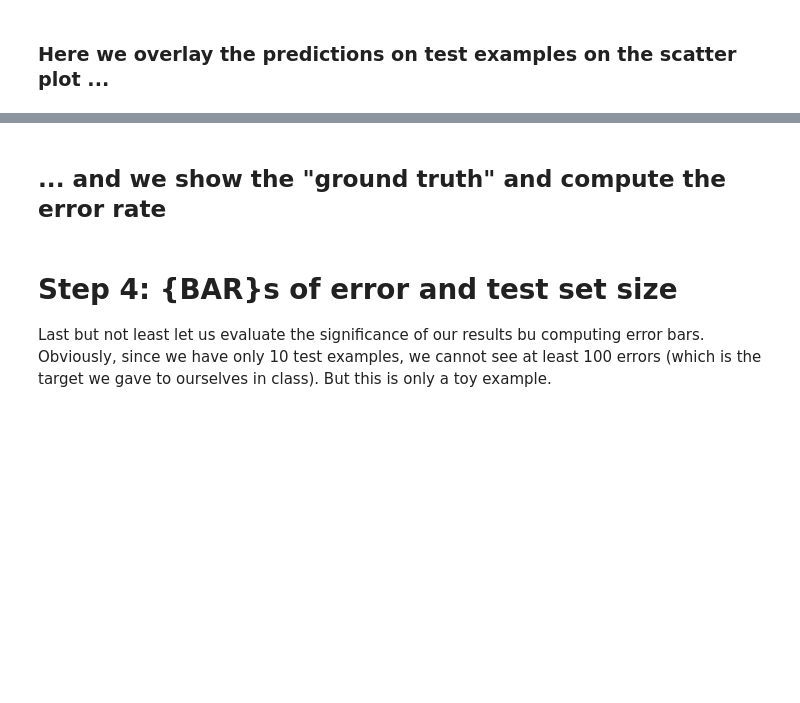
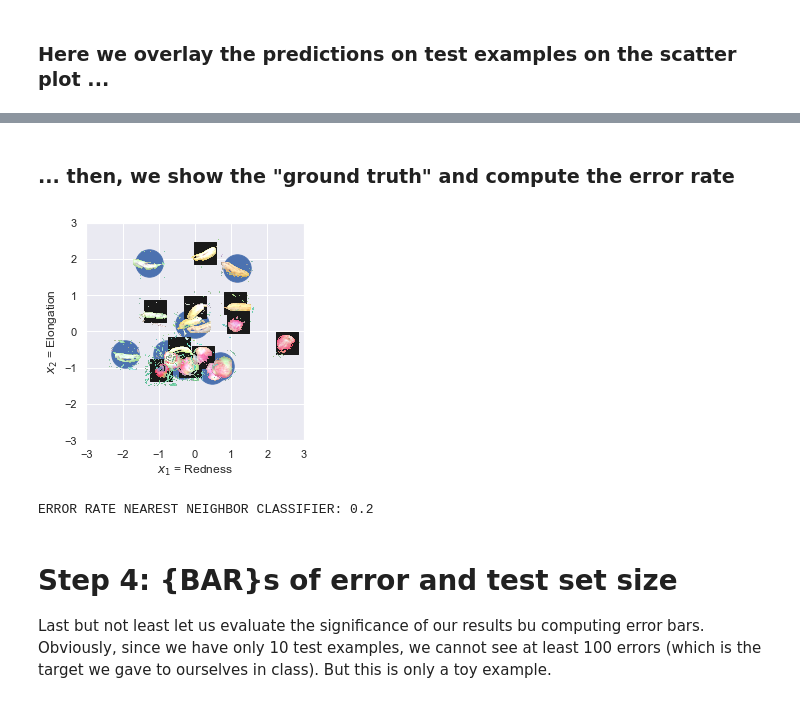
Before and after one commit to madclam/info113, a Jupyter notebook: source/HW2/hw2.ipynb, the cells around one changed output, grey strips where cells are left out. Cells and saved outputs as stored; diff of their text form; code cells hidden in the pictures; blank space fills up the shorter version.

```diff
--- a/source/HW2/hw2.ipynb
+++ b/source/HW2/hw2.ipynb
@@ -586,2 +558,2 @@ plt.ylabel('$x_2$ = Elongation')
 # %% [markdown]
-## ... and we show the "ground truth" and compute the error rate
+### ... then, we show the "ground truth" and compute the error rate
@@ -624,3 +560,14 @@ print("ERROR RATE NEAREST NEIGHBOR CLASSIFIER:", e_te)
+# %%
+make_scatter_plot(X, F, train_index, test_index,
+                  filter=transparent_background_filter, predicted_labels='GroundTruth')
+# %% [output]
+[figure, added]
+# %%
+# Print the error rate
+e_te = error_rate(Ytest.ravel(), Ytest_predicted)
+print("ERROR RATE NEAREST NEIGHBOR CLASSIFIER:", e_te)
+# %% [output]
+ERROR RATE NEAREST NEIGHBOR CLASSIFIER: 0.2
 # %% [markdown]
 # Step 4: {BAR}s of error and test set size
 Last but not least let us evaluate the significance of our results bu computing error bars. Obviously, since we have only 10 test examples, we cannot see at least 100 errors (which is the target we gave to ourselves in class). But this is only a toy example.
```
Also changed, not shown: parts of 12 cells of this notebook, 1 other file.
